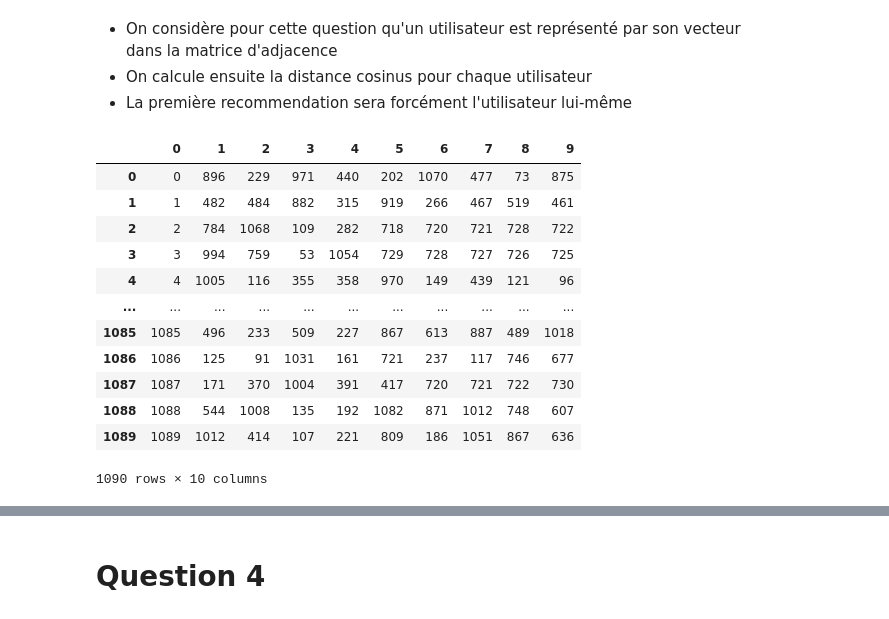
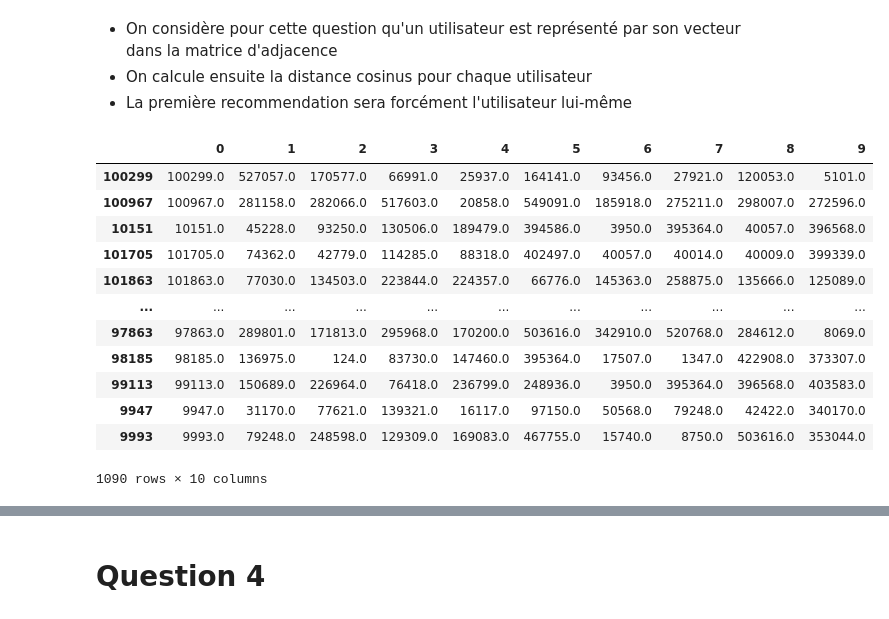
Before and after one commit to clementbernardd/LOG6308, a Jupyter notebook: TP2/TP2_groupe7.ipynb, the cells around one changed output, grey strips where cells are left out. Drawn from its saved outputs; the diff is of its cells as text; code cells hidden in the pictures.

```diff
--- a/TP2/TP2_groupe7.ipynb
+++ b/TP2/TP2_groupe7.ipynb
@@ -176,21 +176,27 @@ def get_recommendation_sim(m = m , N=10) :
     idx = (-df_sim.values).argsort()
     # Keep the N max
     idx = idx[:,:N]
-
-    return pd.DataFrame(idx)
+    # Convert the indexes into article indexes
+    article_idx = np.zeros(idx.shape)
+    for i,index in enumerate(idx) :
+        for j,index_ in enumerate(index) :
+            article_idx[i,j] = m.index[index_]
+    return pd.DataFrame(article_idx, index = m.index)
 # %%
-get_recommendation_sim(N=10)
+df_sim = get_recommendation_sim(N=10)
-# %% [output]
-|  | 0 | 1 | 2 | 3 | 4 | 5 | 6 | 7 | 8 | 9 |
-| 0 | 0 | 896 | 229 | 971 | 440 | 202 | 1070 | 477 | 73 | 875 |
-| 1 | 1 | 482 | 484 | 882 | 315 | 919 | 266 | 467 | 519 | 461 |
-| 2 | 2 | 784 | 1068 | 109 | 282 | 718 | 720 | 721 | 728 | 722 |
-| 3 | 3 | 994 | 759 | 53 | 1054 | 729 | 728 | 727 | 726 | 725 |
-| 4 | 4 | 1005 | 116 | 355 | 358 | 970 | 149 | 439 | 121 | 96 |
-| ... | ... | ... | ... | ... | ... | ... | ... | ... | ... | ... |
-| 1085 | 1085 | 496 | 233 | 509 | 227 | 867 | 613 | 887 | 489 | 1018 |
-| 1086 | 1086 | 125 | 91 | 1031 | 161 | 721 | 237 | 117 | 746 | 677 |
-| 1087 | 1087 | 171 | 370 | 1004 | 391 | 417 | 720 | 721 | 722 | 730 |
-| 1088 | 1088 | 544 | 1008 | 135 | 192 | 1082 | 871 | 1012 | 748 | 607 |
-| 1089 | 1089 | 1012 | 414 | 107 | 221 | 809 | 186 | 1051 | 867 | 636 |
-1090 rows × 10 columns
+# %%
+df_sim
+# %% [output]
+|  | 0 | 1 | 2 | 3 | 4 | 5 | 6 | 7 | 8 | 9 |
+| 100299 | 100299.0 | 527057.0 | 170577.0 | 66991.0 | 25937.0 | 164141.0 | 93456.0 | 27921.0 | 120053.0 | 5101.0 |
+| 100967 | 100967.0 | 281158.0 | 282066.0 | 517603.0 | 20858.0 | 549091.0 | 185918.0 | 275211.0 | 298007.0 | 272596.0 |
+| 10151 | 10151.0 | 45228.0 | 93250.0 | 130506.0 | 189479.0 | 394586.0 | 3950.0 | 395364.0 | 40057.0 | 396568.0 |
+| 101705 | 101705.0 | 74362.0 | 42779.0 | 114285.0 | 88318.0 | 402497.0 | 40057.0 | 40014.0 | 40009.0 | 399339.0 |
+| 101863 | 101863.0 | 77030.0 | 134503.0 | 223844.0 | 224357.0 | 66776.0 | 145363.0 | 258875.0 | 135666.0 | 125089.0 |
+| ... | ... | ... | ... | ... | ... | ... | ... | ... | ... | ... |
+| 97863 | 97863.0 | 289801.0 | 171813.0 | 295968.0 | 170200.0 | 503616.0 | 342910.0 | 520768.0 | 284612.0 | 8069.0 |
+| 98185 | 98185.0 | 136975.0 | 124.0 | 83730.0 | 147460.0 | 395364.0 | 17507.0 | 1347.0 | 422908.0 | 373307.0 |
+| 99113 | 99113.0 | 150689.0 | 226964.0 | 76418.0 | 236799.0 | 248936.0 | 3950.0 | 395364.0 | 396568.0 | 403583.0 |
+| 9947 | 9947.0 | 31170.0 | 77621.0 | 139321.0 | 16117.0 | 97150.0 | 50568.0 | 79248.0 | 42422.0 | 340170.0 |
+| 9993 | 9993.0 | 79248.0 | 248598.0 | 129309.0 | 169083.0 | 467755.0 | 15740.0 | 8750.0 | 503616.0 | 353044.0 |
+1090 rows × 10 columns
```
Also changed, not shown: parts of 14 cells of this notebook.
